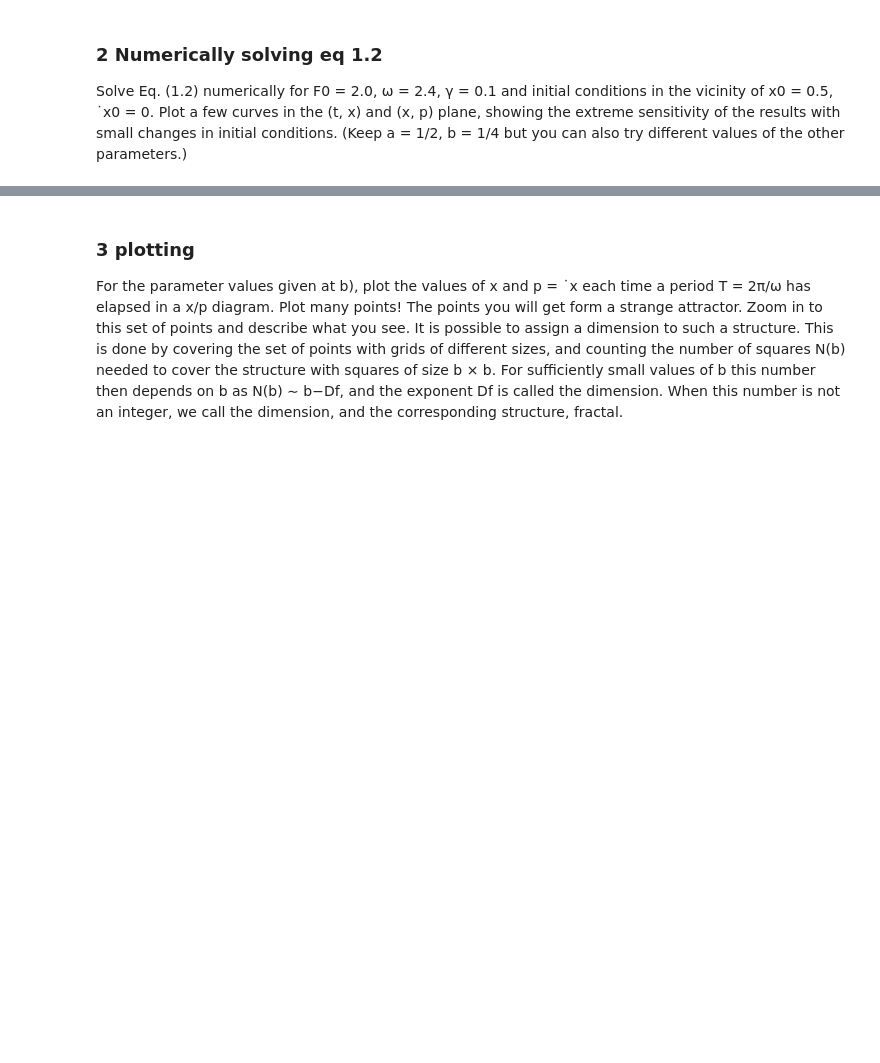
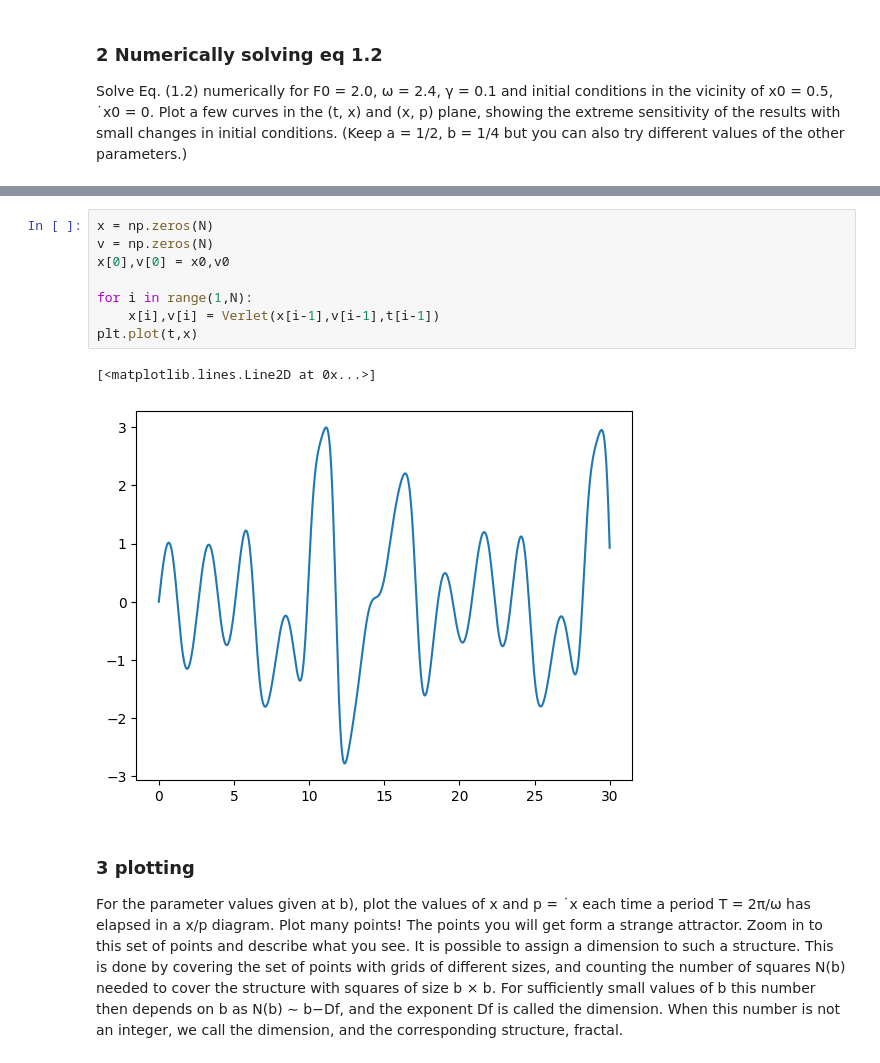
Before and after one commit to Danielle-06/Duffing-oscillator, a Jupyter notebook: Main analysis.ipynb, the cells around one changed output, grey strips where cells are left out. Drawn from its saved outputs; the diff is of its cells as text; blank space fills up the shorter version.

```diff
--- a/Main analysis.ipynb
+++ b/Main analysis.ipynb
@@ -22,3 +104,14 @@ different values of the other parameters.)
+# %%
+x = np.zeros(N)
+v = np.zeros(N)
+x[0],v[0] = x0,v0
+
+for i in range(1,N):
+    x[i],v[i] = Verlet(x[i-1],v[i-1],t[i-1])
+plt.plot(t,x)
+# %% [output]
+[<matplotlib.lines.Line2D at 0x...>]
+[figure, added]
 # %% [markdown]
 ### 3 plotting
  For the parameter values given at b), plot the values of x and p = ˙x each time a period T = 2π/ω
```
Also changed, not shown: parts of 5 cells of this notebook.
